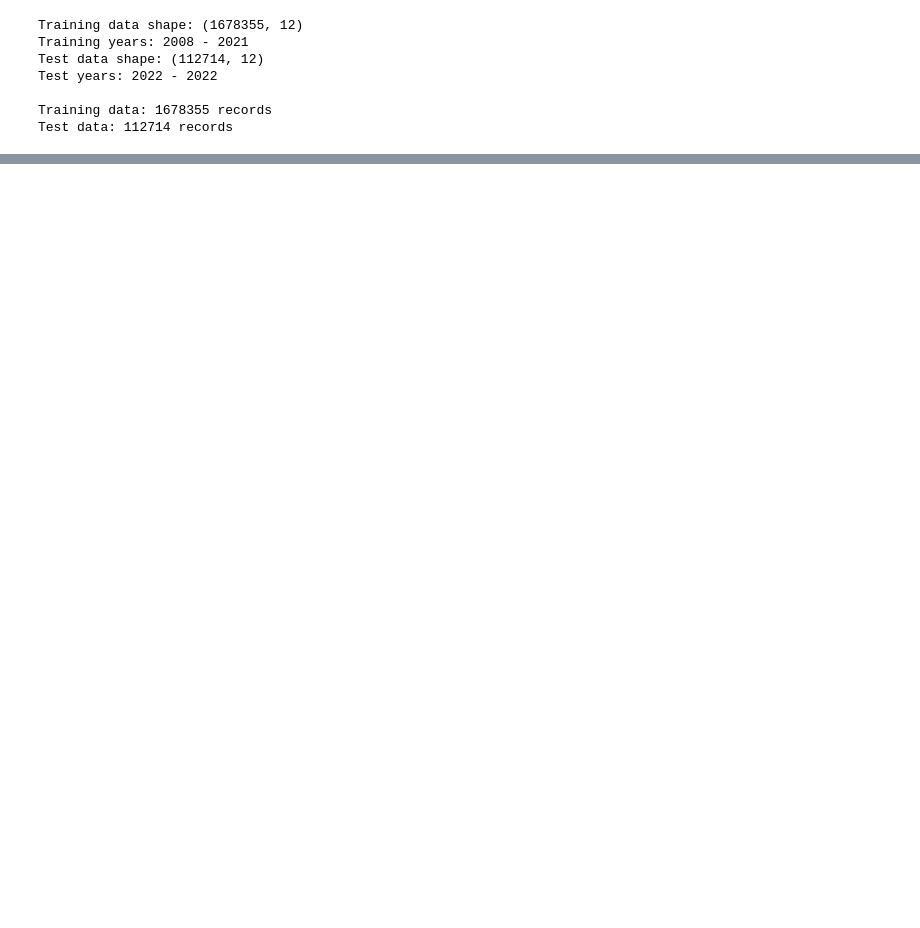
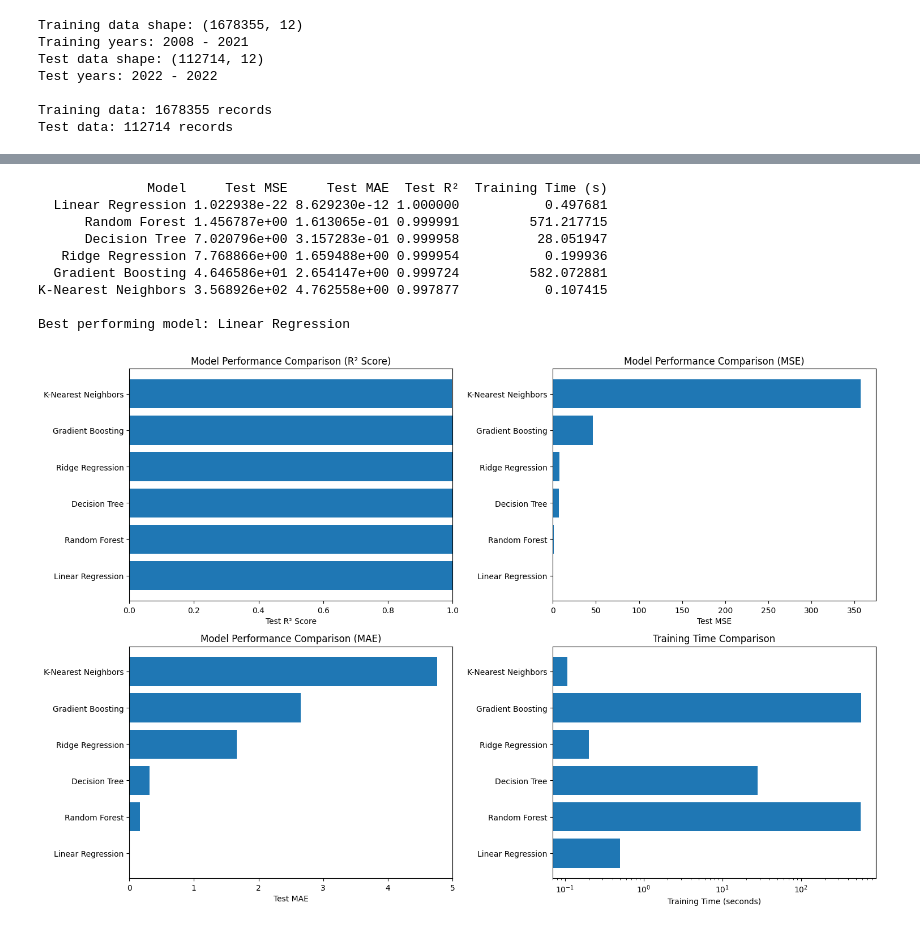
Before and after one commit to knah1d/StockVision, a Jupyter notebook: notebooks/EDA.ipynb, the cells around one changed output, grey strips where cells are left out. Cells and saved outputs as stored; diff of their text form; code cells hidden in the pictures; blank space fills up the shorter version.

Commit message:
training complete

```diff
--- a/notebooks/EDA.ipynb
+++ b/notebooks/EDA.ipynb
@@ -184,0 +349,80 @@ New features created:
+# %%
+# Model Comparison and Analysis
+import pandas as pd
+
+# Create comparison DataFrame
+comparison_df = pd.DataFrame({
+    'Model': [r['model_name'] for r in results],
+    'Test MSE': [r['test_mse'] for r in results],
+    'Test MAE': [r['test_mae'] for r in results],
+    'Test R²': [r['test_r2'] for r in results],
+    'Training Time (s)': [r['train_time'] for r in results]
+})
+
+# Sort by Test R² (descending)
+comparison_df = comparison_df.sort_values('Test R²', ascending=False)
+print(comparison_df.to_string(index=False))
+
+# Best model
+best_model_idx = comparison_df['Test R²'].idxmax()
+best_model_name = comparison_df.loc[best_model_idx, 'Model']
+print(f"\nBest performing model: {best_model_name}")
+
+# Visualize results
+plt.figure(figsize=(15, 10))
+
+# R² scores comparison
+plt.subplot(2, 2, 1)
+models_names = comparison_df['Model']
+test_r2 = comparison_df['Test R²']
+plt.barh(models_names, test_r2)
+plt.xlabel('Test R² Score')
+plt.title('Model Performance Comparison (R² Score)')
+plt.xlim(0, 1)
+
+# MSE comparison
+plt.subplot(2, 2, 2)
+test_mse = comparison_df['Test MSE']
+plt.barh(models_names, test_mse)
+plt.xlabel('Test MSE')
+plt.title('Model Performance Comparison (MSE)')
+
+# MAE comparison
+plt.subplot(2, 2, 3)
+test_mae = comparison_df['Test MAE']
+plt.barh(models_names, test_mae)
+plt.xlabel('Test MAE')
+plt.title('Model Performance Comparison (MAE)')
+
+# Training time comparison
+plt.subplot(2, 2, 4)
+train_time = comparison_df['Training Time (s)']
+plt.barh(models_names, train_time)
+plt.xlabel('Training Time (seconds)')
+plt.title('Training Time Comparison')
+plt.xscale('log')
+
+plt.tight_layout()
+plt.show()
+
+# Feature importance for Random Forest (if available)
+rf_result = next((r for r in results if r['model_name'] == 'Random Forest'), None)
+if rf_result:
+    feature_importance = pd.DataFrame({
+        'Feature': feature_names,
+        'Importance': rf_result['model'].feature_importances_
+    }).sort_values('Importance', ascending=False)
+
+    print(f"\nTop 10 Most Important Features (Random Forest):")
+    print(feature_importance.head(10).to_string(index=False))
+# %% [output]
+              Model     Test MSE     Test MAE  Test R²  Training Time (s)
+  Linear Regression 1.022938e-22 8.629230e-12 1.000000           0.497681
+      Random Forest 1.456787e+00 1.613065e-01 0.999991         571.217715
+      Decision Tree 7.020796e+00 3.157283e-01 0.999958          28.051947
+   Ridge Regression 7.768866e+00 1.659488e+00 0.999954           0.199936
+  Gradient Boosting 4.646586e+01 2.654147e+00 0.999724         582.072881
+K-Nearest Neighbors 3.568926e+02 4.762558e+00 0.997877           0.107415
+
+Best performing model: Linear Regression
+[figure, added]
```
Also changed, not shown: parts of 7 cells of this notebook.
